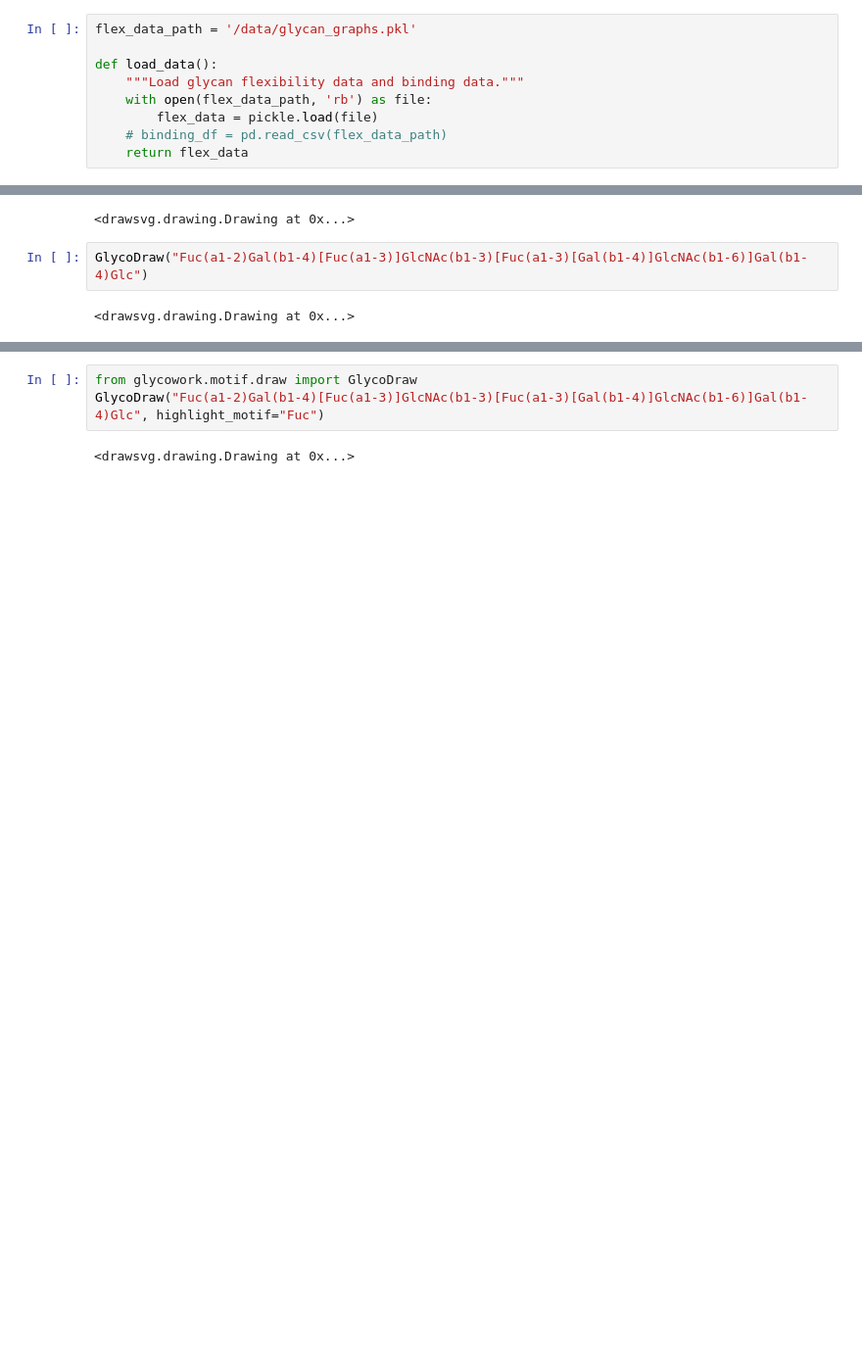
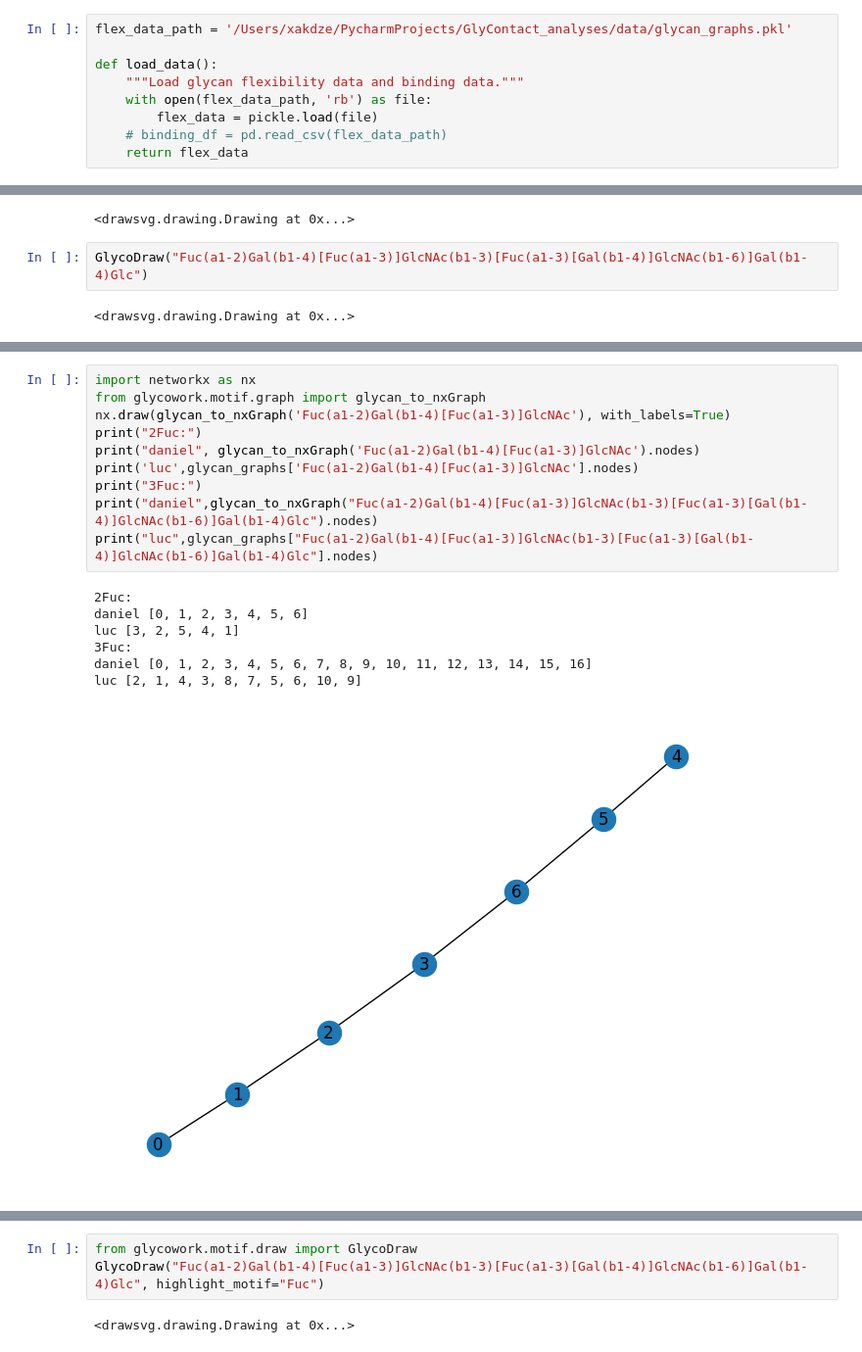
Before and after one commit to zeyak/GlyContact_analyses, a Jupyter notebook: scripts/correlation/func/dev/glycodraw.ipynb, the cells around one changed output, grey strips where cells are left out. Shown: that part at 98% size. Drawn from its saved outputs; the diff is of its cells as text; blank space fills up the shorter version.

```diff
--- a/scripts/correlation/func/dev/glycodraw.ipynb
+++ b/scripts/correlation/func/dev/glycodraw.ipynb
@@ -10,7 +10,7 @@ from glycowork.motif.graph import  glycan_to_nxGraph
 # %%
 import pandas as pd
 # %%
-flex_data_path = '/data/glycan_graphs.pkl'
+flex_data_path = '/Users/xakdze/PycharmProjects/GlyContact_analyses/data/glycan_graphs.pkl'
 
 def load_data():
     """Load glycan flexibility data and binding data."""
@@ -215,2 +237,20 @@ GlycoDraw("Fuc(a1-2)Gal(b1-4)[Fuc(a1-3)]GlcNAc")
 # %% [output]
 <drawsvg.drawing.Drawing at 0x...>
+# %%
+import networkx as nx
+from glycowork.motif.graph import glycan_to_nxGraph
+nx.draw(glycan_to_nxGraph('Fuc(a1-2)Gal(b1-4)[Fuc(a1-3)]GlcNAc'), with_labels=True)
+print("2Fuc:")
+print("daniel", glycan_to_nxGraph('Fuc(a1-2)Gal(b1-4)[Fuc(a1-3)]GlcNAc').nodes)
+print('luc',glycan_graphs['Fuc(a1-2)Gal(b1-4)[Fuc(a1-3)]GlcNAc'].nodes)
+print("3Fuc:")
+print("daniel",glycan_to_nxGraph("Fuc(a1-2)Gal(b1-4)[Fuc(a1-3)]GlcNAc(b1-3)[Fuc(a1-3)[Gal(b1-4)]GlcNAc(b1-6)]Gal(b1-4)Glc").nodes)
+print("luc",glycan_graphs["Fuc(a1-2)Gal(b1-4)[Fuc(a1-3)]GlcNAc(b1-3)[Fuc(a1-3)[Gal(b1-4)]GlcNAc(b1-6)]Gal(b1-4)Glc"].nodes)
+# %% [output]
+2Fuc:
+daniel [0, 1, 2, 3, 4, 5, 6]
+luc [3, 2, 5, 4, 1]
+3Fuc:
+daniel [0, 1, 2, 3, 4, 5, 6, 7, 8, 9, 10, 11, 12, 13, 14, 15, 16]
+luc [2, 1, 4, 3, 8, 7, 5, 6, 10, 9]
+[figure, added]
```
Also changed, not shown: parts of 7 cells of this notebook, 26 other files.
